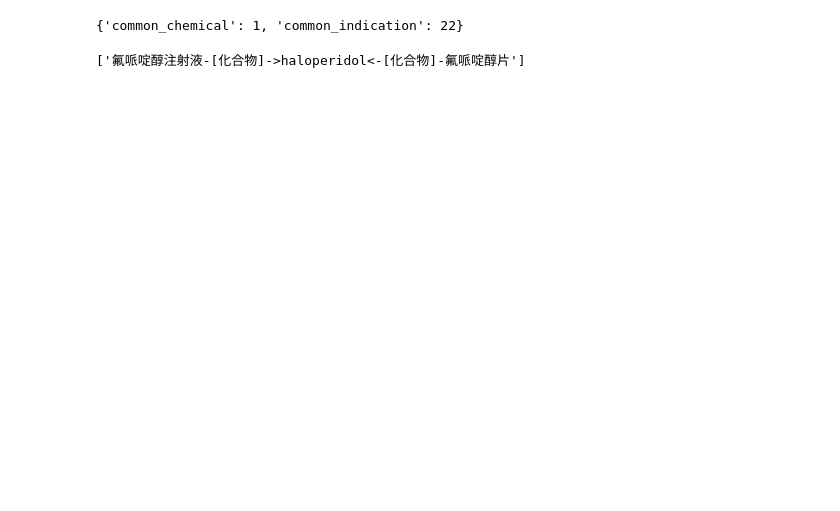
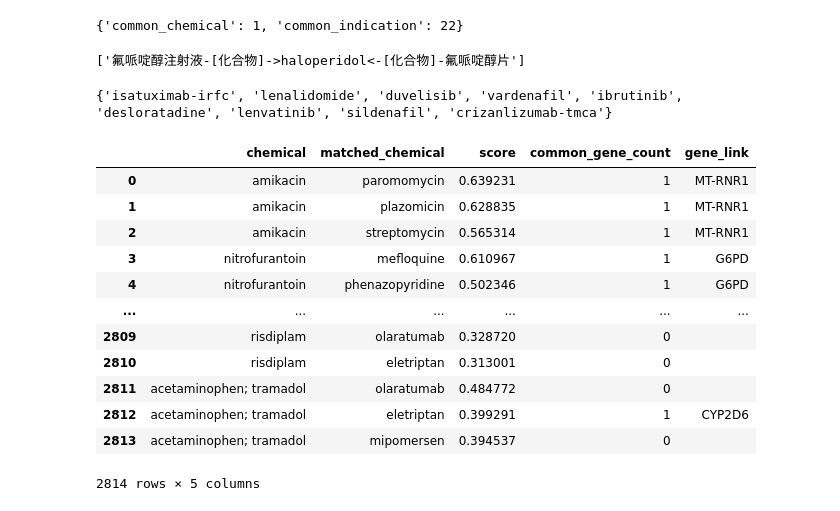
Before and after one commit to johncolezhang/pgkb_graph, a Jupyter notebook: embedding_training.ipynb, the cells around one changed output. Saved outputs shown, nothing was run; the diff lists cells and outputs as text; code cells hidden in the pictures; blank space fills up the shorter version.

```diff
--- a/embedding_training.ipynb
+++ b/embedding_training.ipynb
@@ -251,0 +252,7 @@ df_match.to_csv("similar_drug_and_link.csv", index=False)
+# %%
+# check empty gene name
+df_match.to_csv("similar_chemical_and_link.csv", index=False)
+df = pd.read_csv("processed/drug_gene_label.csv").fillna("")
+print(set(df[df["gene"] == ""]["drug"].values))
+# %% [output]
+{'isatuximab-irfc', 'lenalidomide', 'duvelisib', 'vardenafil', 'ibrutinib', 'desloratadine', 'lenvatinib', 'sildenafil', 'crizanlizumab-tmca'}
@@ -251,0 +266,16 @@ df_match.to_csv("similar_drug_and_link.csv", index=False)
+# %%
+pd.read_csv("similar_chemical_and_link.csv").fillna("")
+# %% [output]
+|  | chemical | matched_chemical | score | common_gene_count | gene_link |
+| 0 | amikacin | paromomycin | 0.639231 | 1 | MT-RNR1 |
+| 1 | amikacin | plazomicin | 0.628835 | 1 | MT-RNR1 |
+| 2 | amikacin | streptomycin | 0.565314 | 1 | MT-RNR1 |
+| 3 | nitrofurantoin | mefloquine | 0.610967 | 1 | G6PD |
+| 4 | nitrofurantoin | phenazopyridine | 0.502346 | 1 | G6PD |
+| ... | ... | ... | ... | ... | ... |
+| 2809 | risdiplam | olaratumab | 0.328720 | 0 |  |
+| 2810 | risdiplam | eletriptan | 0.313001 | 0 |  |
+| 2811 | acetaminophen; tramadol | olaratumab | 0.484772 | 0 |  |
+| 2812 | acetaminophen; tramadol | eletriptan | 0.399291 | 1 | CYP2D6 |
+| 2813 | acetaminophen; tramadol | mipomersen | 0.394537 | 0 |  |
+2814 rows × 5 columns
```
Also changed, not shown: parts of 13 cells of this notebook, 2 other files.
